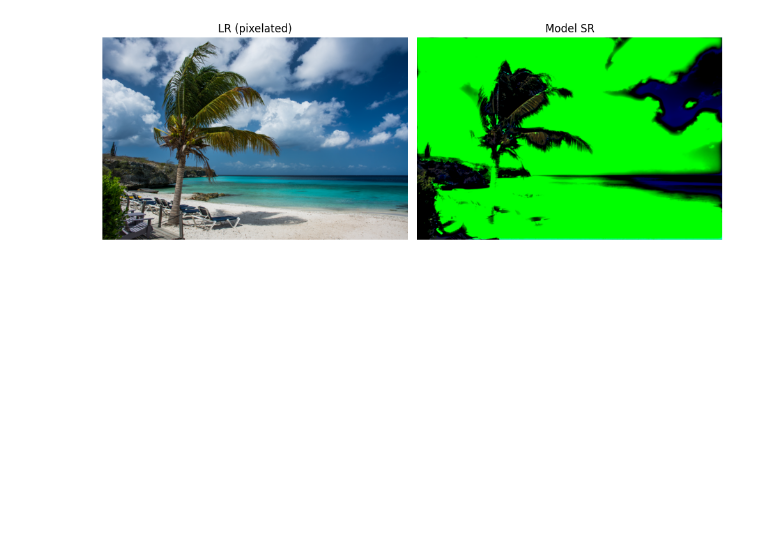
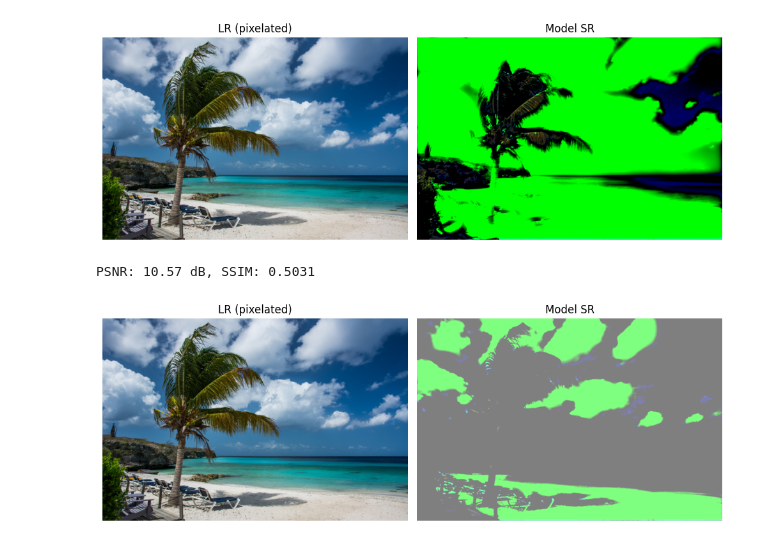
Before and after one commit to aapetukhov/efml-unet, a Jupyter notebook: notebooks/demo.ipynb, the cells around one changed output. Drawn from its saved outputs; the diff is of its cells as text; code cells hidden in the pictures; blank space fills up the shorter version.

```diff
--- a/notebooks/demo.ipynb
+++ b/notebooks/demo.ipynb
@@ -74,3 +71,48 @@ plt.tight_layout()
 plt.show()
 # %% [output]
 [figure]
+# %%
+from src.metrics import PSNRMetric, SSIMMetric
+
+mean = [0.5, 0.5, 0.5]
+std = [0.5, 0.5, 0.5]
+normalize = T.Normalize(mean, std)
+inv_normalize = T.Normalize(
+    mean=[-m/s for m, s in zip(mean, std)],
+    std=[1/s for s in std],
+)
+
+# Load HR image
+hr = Image.open(image_path).convert('RGB')
+# Build LR
+lr_small = hr.resize((hr.width // scale, hr.height // scale), Image.BICUBIC)
+# Pixelated LR for display only
+lr_pix = lr_small.resize(hr.size, Image.NEAREST)
+# Model input: bicubic upsample back to HR size
+lr_up = lr_small.resize(hr.size, Image.BICUBIC)
+
+# To tensor + normalize
+to_tensor = T.ToTensor()
+lr_tensor = normalize(to_tensor(lr_up)).unsqueeze(0).to(device)
+hr_tensor = normalize(to_tensor(hr)).unsqueeze(0).to(device)
+
+with torch.no_grad():
+    pred = model(lr_tensor).clamp(0, 1)
+
+# Denormalize for visualization
+pred_img = T.ToPILImage()(inv_normalize(pred[0].cpu()).clamp(0, 1))
+
+# Metrics on original scale (using normalized tensors)
+psnr = PSNRMetric()(pred[0].cpu(), hr_tensor[0].cpu())
+ssim = SSIMMetric()(pred[0].cpu(), hr_tensor[0].cpu())
+print(f"PSNR: {psnr:.2f} dB, SSIM: {ssim:.4f}")
+
+# Plot
+fig, axes = plt.subplots(1, 2, figsize=(10, 5))
+axes[0].imshow(lr_pix); axes[0].set_title('LR (pixelated)'); axes[0].axis('off')
+axes[1].imshow(pred_img); axes[1].set_title('Model SR'); axes[1].axis('off')
+plt.tight_layout()
+plt.show()
+# %% [output]
+PSNR: 10.57 dB, SSIM: 0.5031
+[figure, added]
```
Also changed, not shown: parts of 1 cell of this notebook.
